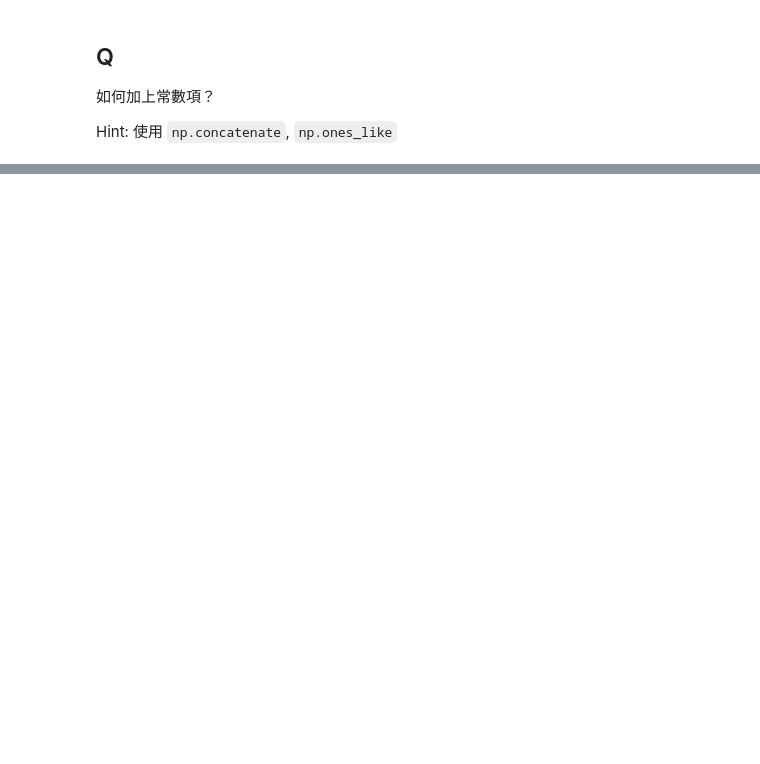
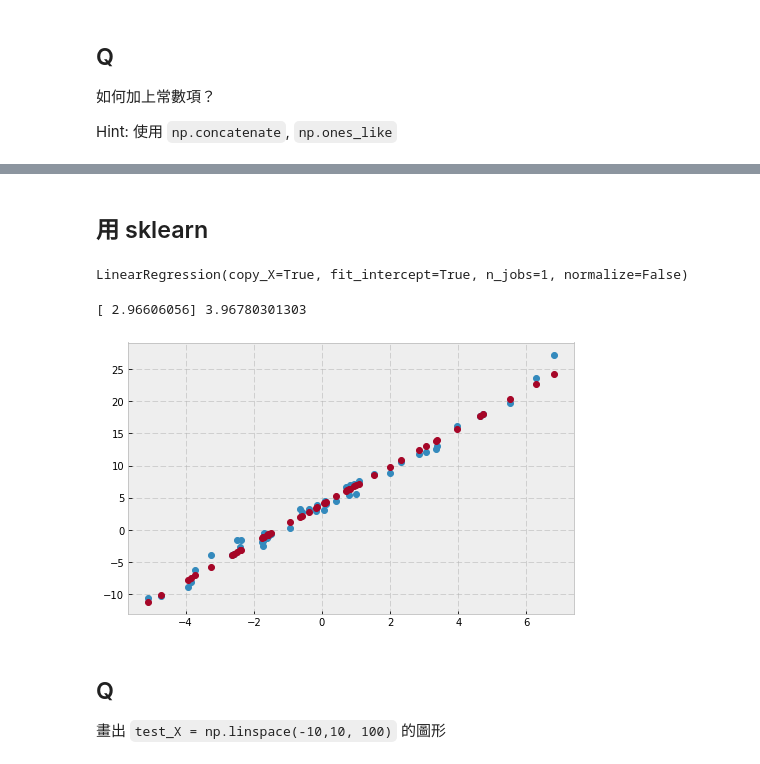
Before and after one commit to tjwei/HackNTU_Data_2017, a Jupyter notebook: Week02/02-Linear Regression.ipynb, the cells around one changed output, grey strips where cells are left out. Drawn from its saved outputs; the diff is of its cells as text; code cells hidden in the pictures; blank space fills up the shorter version.

Commit message:
update linear regression

```diff
--- a/Week02/02-Linear Regression.ipynb
+++ b/Week02/02-Linear Regression.ipynb
@@ -33,0 +43,2 @@ Hint: 使用 `np.concatenate`, `np.ones_like`
+# %% [markdown]
+## 用 sklearn
@@ -33,0 +47,22 @@ Hint: 使用 `np.concatenate`, `np.ones_like`
+# %%
+X = np.random.normal(0, 3, size=(50,1))
+Y = X @ [3] + 4 +np.random.normal(0, size=50)
+# %%
+regr = linear_model.LinearRegression()
+regr
+# %% [output]
+LinearRegression(copy_X=True, fit_intercept=True, n_jobs=1, normalize=False)
+# %%
+regr.fit(X,Y)
+print(regr.coef_, regr.intercept_)
+# %% [output]
+[ 2.96606056] 3.96780301303
+# %%
+# 畫出來
+plt.plot(X, Y, 'o')
+plt.plot(X, regr.predict(X), 'o');
+# %% [output]
+[figure, added]
+# %% [markdown]
+## Q
+畫出 `test_X = np.linspace(-10,10, 100)` 的圖形
```
Also changed, not shown: parts of 45 cells of this notebook, 6 other files.
